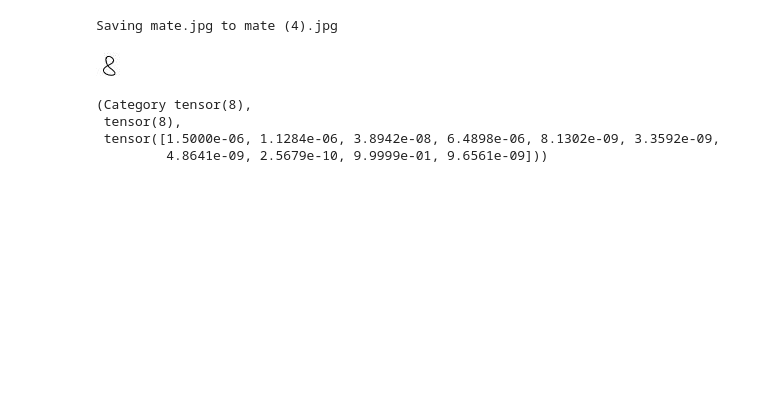
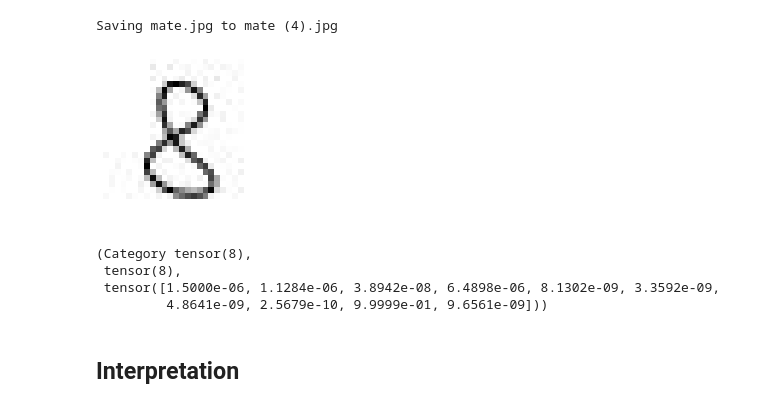
Before and after one commit to aryanfaghihi/ai-course, a Jupyter notebook: Image 1.ipynb, the cells around one changed output. Saved outputs shown, nothing was run; the diff lists cells and outputs as text; code cells hidden in the pictures; blank space fills up the shorter version.

```diff
--- a/Image 1.ipynb
+++ b/Image 1.ipynb
@@ -53,11 +87,11 @@ Saving mate.jpg to mate (4).jpg
 # %%
 # open the image
 image = open_image(filename)
 
 # view the image
-image
+show_image(image);
 # %% [output]
-[figure, old version]
+[figure, new version]
 # %%
 # predict the image!
 learn.predict(image)
@@ -66,3 +100,5 @@ learn.predict(image)
  tensor(8),
  tensor([1.5000e-06, 1.1284e-06, 3.8942e-08, 6.4898e-06, 8.1302e-09, 3.3592e-09,
          4.8641e-09, 2.5679e-10, 9.9999e-01, 9.6561e-09]))
+# %% [markdown]
+## Interpretation
```
Also changed, not shown: parts of 18 cells of this notebook.
